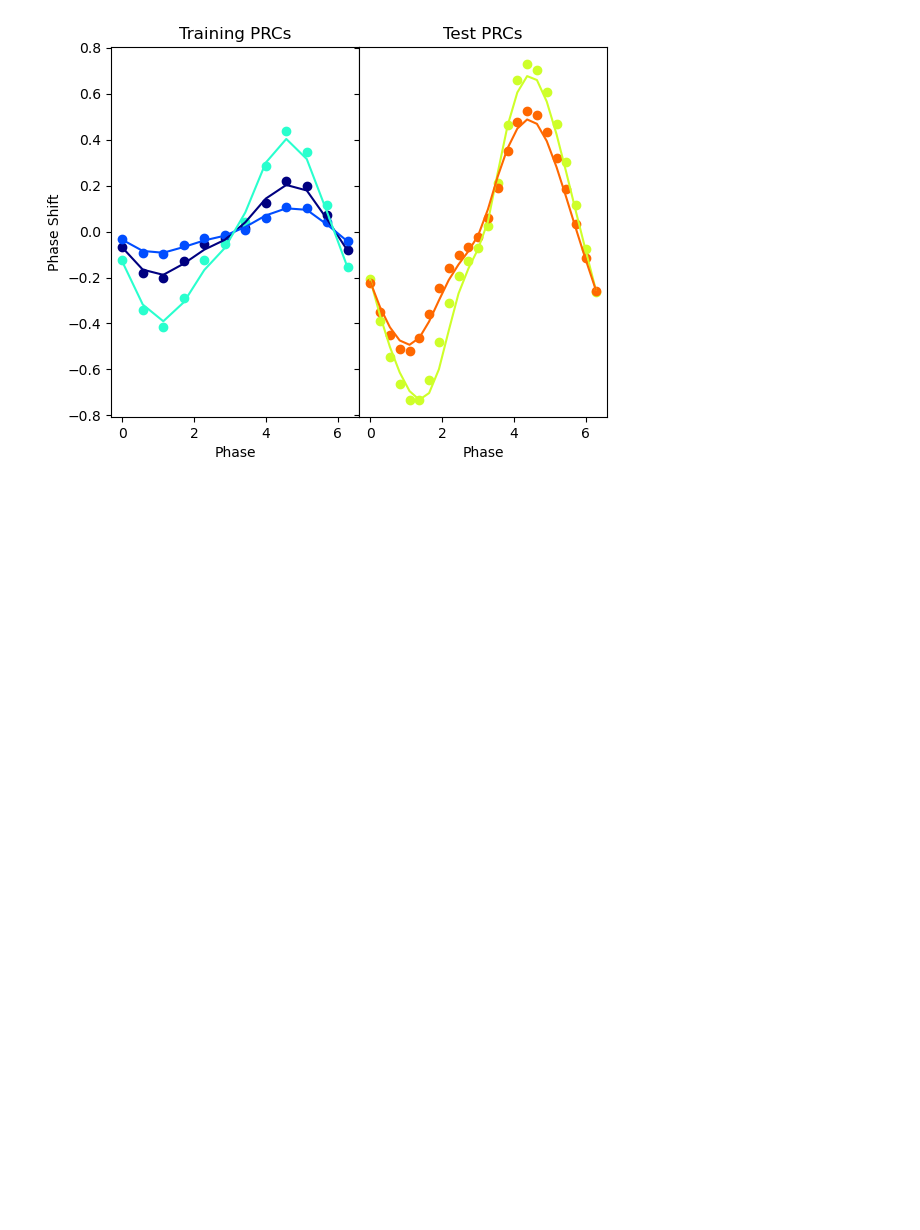
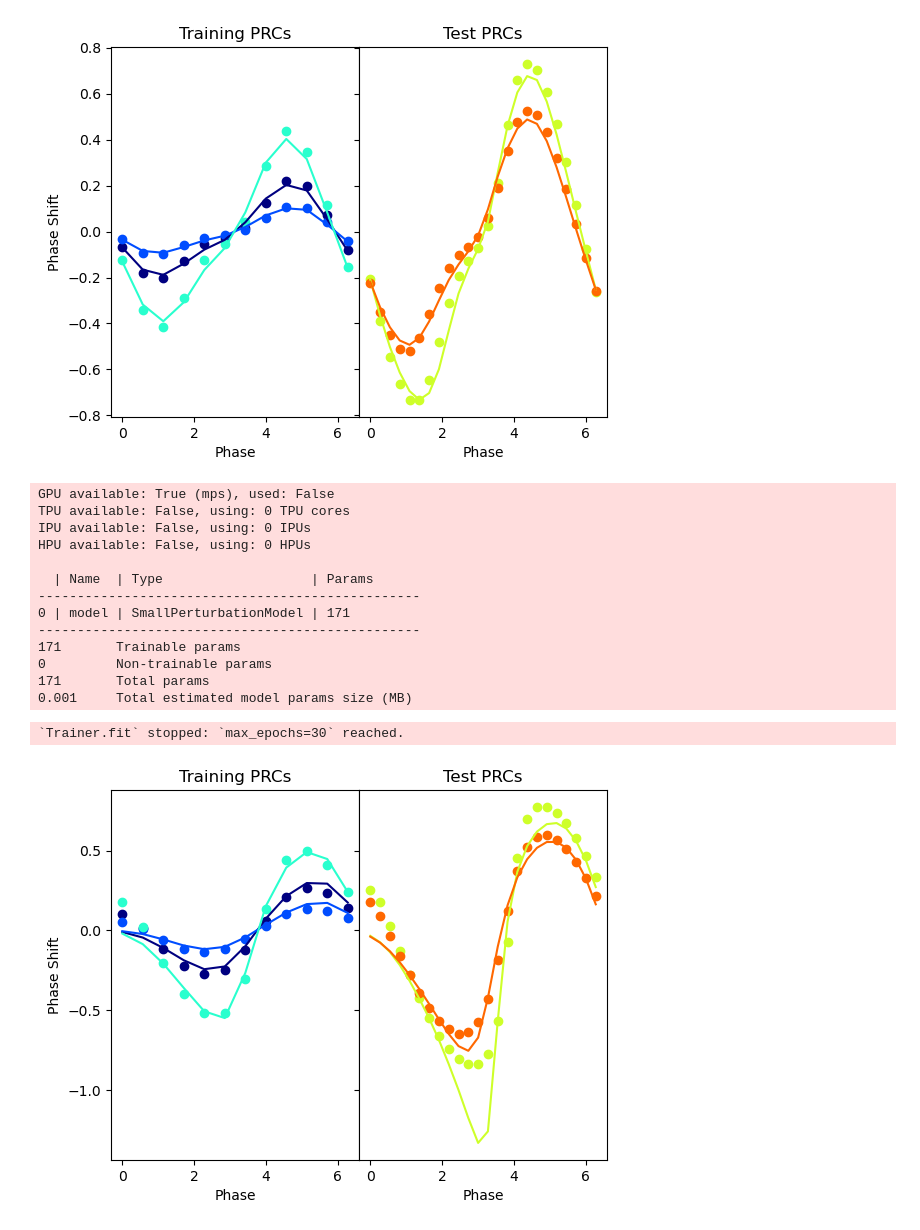
Before and after one commit to khannay/deepPRC, a Jupyter notebook: nbs/02_learners.ipynb, the cells around one changed output. Drawn from its saved outputs; the diff is of its cells as text; code cells hidden in the pictures; blank space fills up the shorter version.

```diff
--- a/nbs/02_learners.ipynb
+++ b/nbs/02_learners.ipynb
@@ -25,36 +25,6 @@ from deepPRC.layers import *
 from deepPRC.datatools import *
 
 import itertools
-# %%
-#| export
-
-def find_prc(learner,
-             pulses,
-             ics,
-             exp=None):
-    # If one ics is given just repeat that
-    final_phases = []
-
-    fzero = ForcingFunction(pulses[0].start, pulses[0].stop)
-    coeffs, ts_coeffs = fzero.to_spline_coeff()
-    learner.model.update_coeff(coeffs, ts_coeffs)
-    u0 = ics  # learner.InitialCond(torch.tensor(ics)[1])
-    ts = torch.linspace(fzero.start, fzero.stop, 3000)
-    trajectory = odeint(learner.model, u0, ts, rtol=1e-9,
-                        atol=1e-9, method='rk4').detach().cpu()
-    zero_phase = trajectory[-1, 1]  # learner.MacroPhase(trajectory[-1, :])
-
-    for f in pulses:
-        coeffs, ts_coeffs = f.to_spline_coeff()
-        learner.model.update_coeff(coeffs, ts_coeffs)
-        u0 = ics  # learner.InitialCond(torch.tensor(ics)[1])
-        ts = torch.linspace(f.start, f.stop, 100)
-        trajectory = odeint(learner.model, u0, ts, rtol=1e-9,
-                            atol=1e-9, method='rk4').detach().cpu()
-        #final_phases.append(learner.MacroPhase(trajectory[-1, :])-zero_phase)
-        final_phases.append(trajectory[-1, 1] - zero_phase)
-
-    return final_phases
 # %%
 #| export
 
@@ -318,0 +286,20 @@ HPU available: False, using: 0 HPUs
+# %%
+hopf_model = HopfOscillator(epsilon=1.0)
+
+train_sim_model(hopf_model, use_ann=True, epochs=30)
+# %% [output]
+GPU available: True (mps), used: False
+TPU available: False, using: 0 TPU cores
+IPU available: False, using: 0 IPUs
+HPU available: False, using: 0 HPUs
+
+  | Name  | Type                   | Params
+-------------------------------------------------
+0 | model | SmallPerturbationModel | 171
+-------------------------------------------------
+171       Trainable params
+0         Non-trainable params
+171       Total params
+0.001     Total estimated model params size (MB)
+`Trainer.fit` stopped: `max_epochs=30` reached.
+[figure, added]
```
Also changed, not shown: parts of 2 cells of this notebook, 4 other files.
